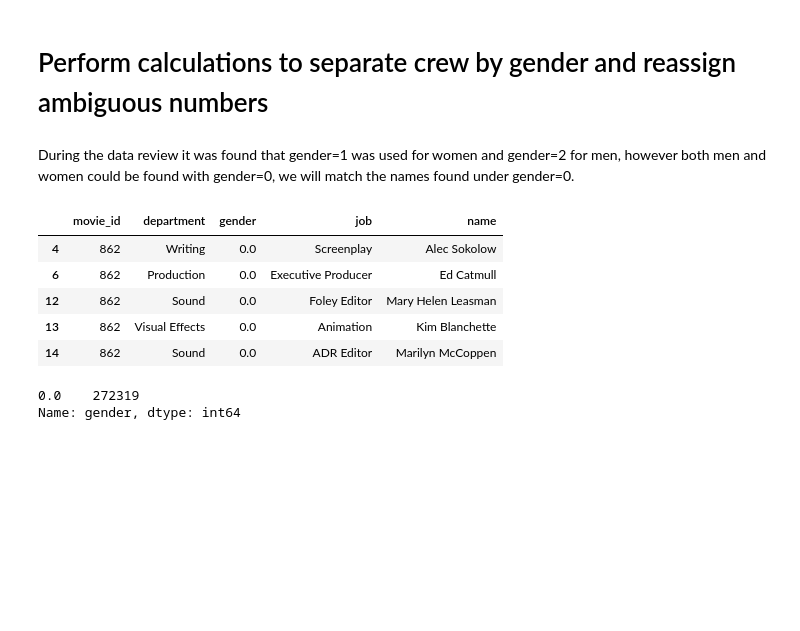
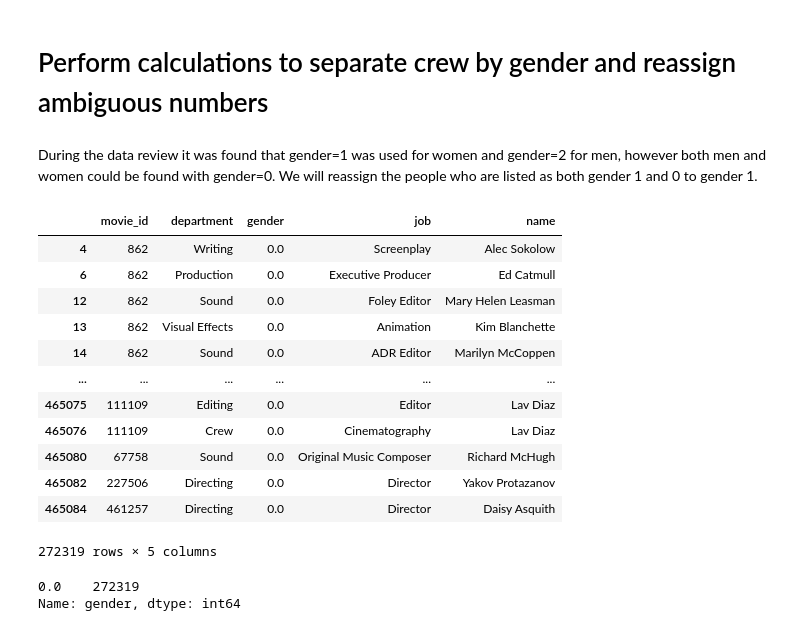
Before and after one commit to Kenner82/FRITFI-Female_vs_All_Since_1950, a Jupyter notebook: ETL_crew.ipynb, the cells around one changed output. Cells and saved outputs as stored; diff of their text form; code cells hidden in the pictures; blank space fills up the shorter version.

```diff
--- a/ETL_crew.ipynb
+++ b/ETL_crew.ipynb
@@ -117,0 +124,3 @@ clean_crew_df
+# %%
+clean_crew_df =clean_crew_df.drop_duplicates()
+clean_crew_df
@@ -118,19 +141,26 @@ clean_crew_df
 # %% [markdown]
 # Perform calculations to separate crew by gender and reassign ambiguous numbers
 # %% [markdown]
-During the data review it was found that gender=1 was used for women and gender=2 for men, however both men and women could be found with gender=0, we will match the names found under gender=0.
+During the data review it was found that gender=1 was used for women and gender=2 for men, however both men and women could be found with gender=0. We will reassign the people who are listed as both gender 1 and 0 to gender 1.
 # %%
 # Separate into df where gender is 0
 gender0 = clean_crew_df.loc[(clean_crew_df['gender'] == 0.0)]
 
-gender0.head()
+gender0
 # %% [output]
 |  | movie_id | department | gender | job | name |
 | 4 | 862 | Writing | 0.0 | Screenplay | Alec Sokolow |
 | 6 | 862 | Production | 0.0 | Executive Producer | Ed Catmull |
 | 12 | 862 | Sound | 0.0 | Foley Editor | Mary Helen Leasman |
 | 13 | 862 | Visual Effects | 0.0 | Animation | Kim Blanchette |
 | 14 | 862 | Sound | 0.0 | ADR Editor | Marilyn McCoppen |
+| ... | ... | ... | ... | ... | ... |
+| 465075 | 111109 | Editing | 0.0 | Editor | Lav Diaz |
+| 465076 | 111109 | Crew | 0.0 | Cinematography | Lav Diaz |
+| 465080 | 67758 | Sound | 0.0 | Original Music Composer | Richard McHugh |
+| 465082 | 227506 | Directing | 0.0 | Director | Yakov Protazanov |
+| 465084 | 461257 | Directing | 0.0 | Director | Daisy Asquith |
+272319 rows × 5 columns
 # %%
 gender0['gender'].value_counts()
 # %% [output]
```
Also changed, not shown: parts of 15 cells of this notebook.
